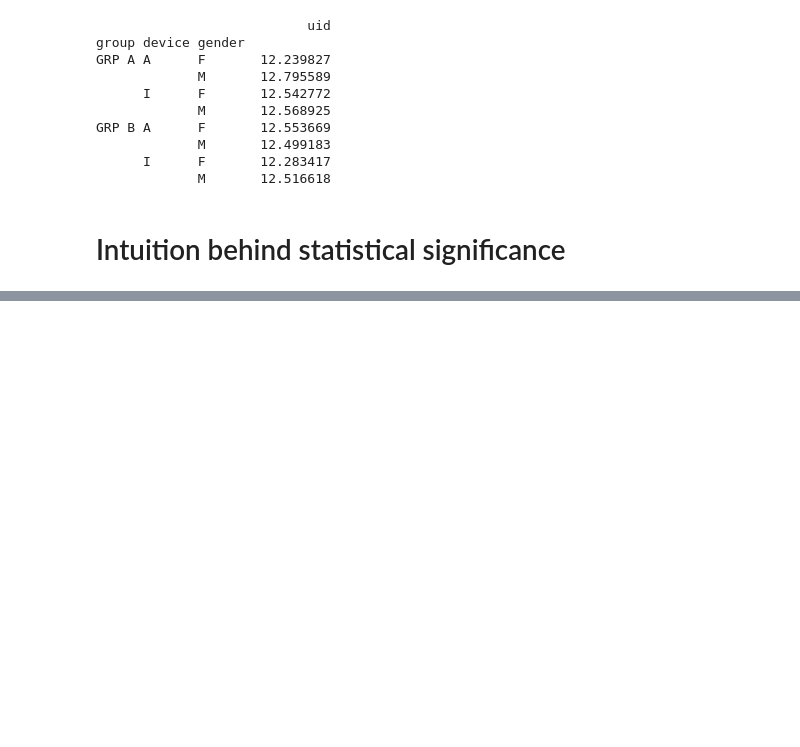
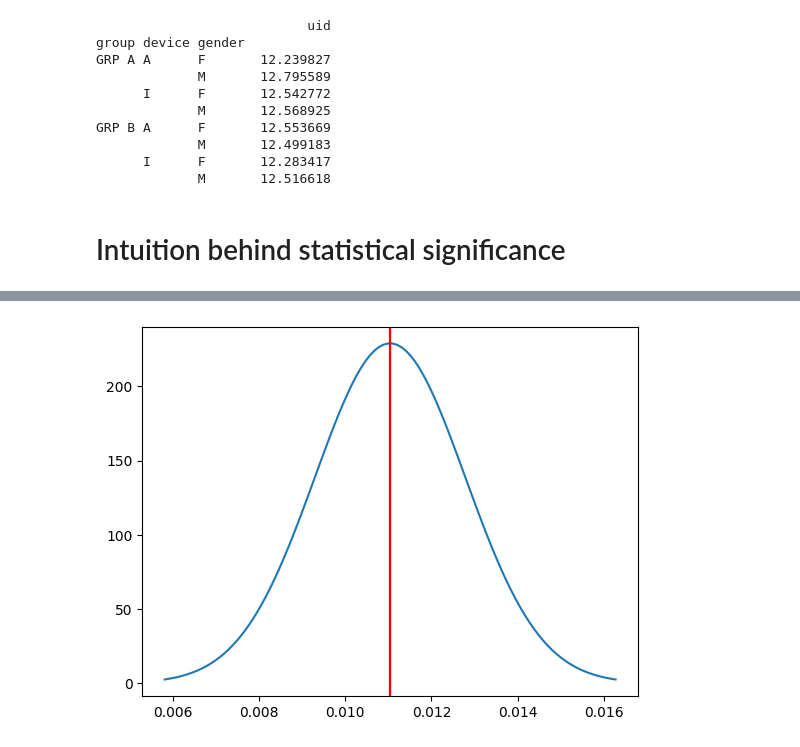
Before and after one commit to kiranbele11/Customer-Analytics-A-B-Testing, a Jupyter notebook: ab-testing.ipynb, the cells around one changed output, grey strips where cells are left out. Drawn from its saved outputs; the diff is of its cells as text; code cells hidden in the pictures; blank space fills up the shorter version.

```diff
--- a/ab-testing.ipynb
+++ b/ab-testing.ipynb
@@ -681,0 +790,21 @@ def get_pvalue(con_conv, test_conv, con_size, test_size):
+# %%
+lwr_ci = 0.01103999822042502
+upr_ci = 0.011040000177957487
+# %%
+# Find the lift mean and standard deviation
+lift_mean = test_conv - cont_conv
+lift_sd = (test_var + cont_var) ** 0.5
+
+# Generate the range of x-values
+lift_line = np.linspace(lift_mean - 3 * lift_sd, lift_mean + 3 * lift_sd, 100)
+
+# Plot the lift distribution
+plt.plot(lift_line, norm.pdf(lift_line, lift_mean, lift_sd))
+
+# Add the annotation lines
+plt.axvline(x = lift_mean, color = 'green')
+plt.axvline(x = lwr_ci, color = 'red')
+plt.axvline(x = upr_ci, color = 'red')
+plt.show()
+# %% [output]
+[figure, added]
```
Also changed, not shown: parts of 20 cells of this notebook.
